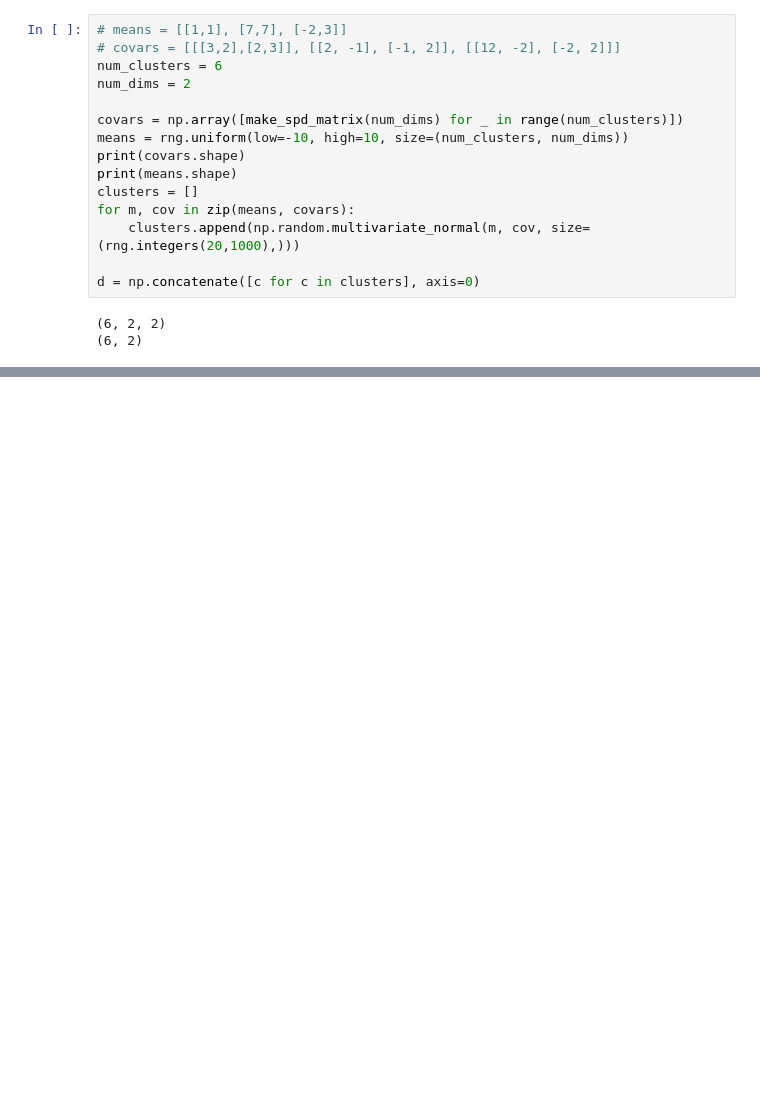
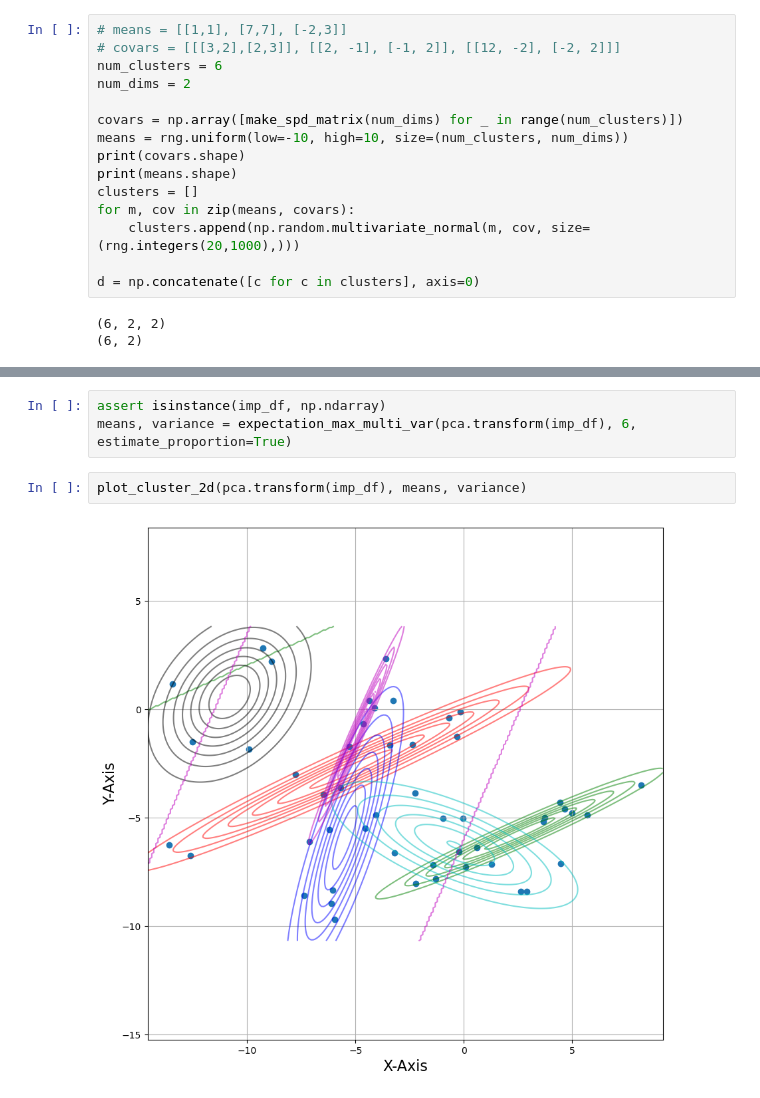
Before and after one commit to jamorr/ml_classification_na_estimation, a Jupyter notebook: imputation.ipynb, the cells around one changed output, grey strips where cells are left out. Drawn from its saved outputs; the diff is of its cells as text; blank space fills up the shorter version.

Commit message:
Added kind of PCA+EM clustering

```diff
--- a/imputation.ipynb
+++ b/imputation.ipynb
@@ -79 +135,8 @@ How many missing per feature
+# %%
+assert isinstance(imp_df, np.ndarray)
+means, variance = expectation_max_multi_var(pca.transform(imp_df), 6, estimate_proportion=True)
+# %%
+plot_cluster_2d(pca.transform(imp_df), means, variance)
+# %% [output]
+[figure, added]
 # %%
```
Also changed, not shown: parts of 12 cells of this notebook, 1 other file.
